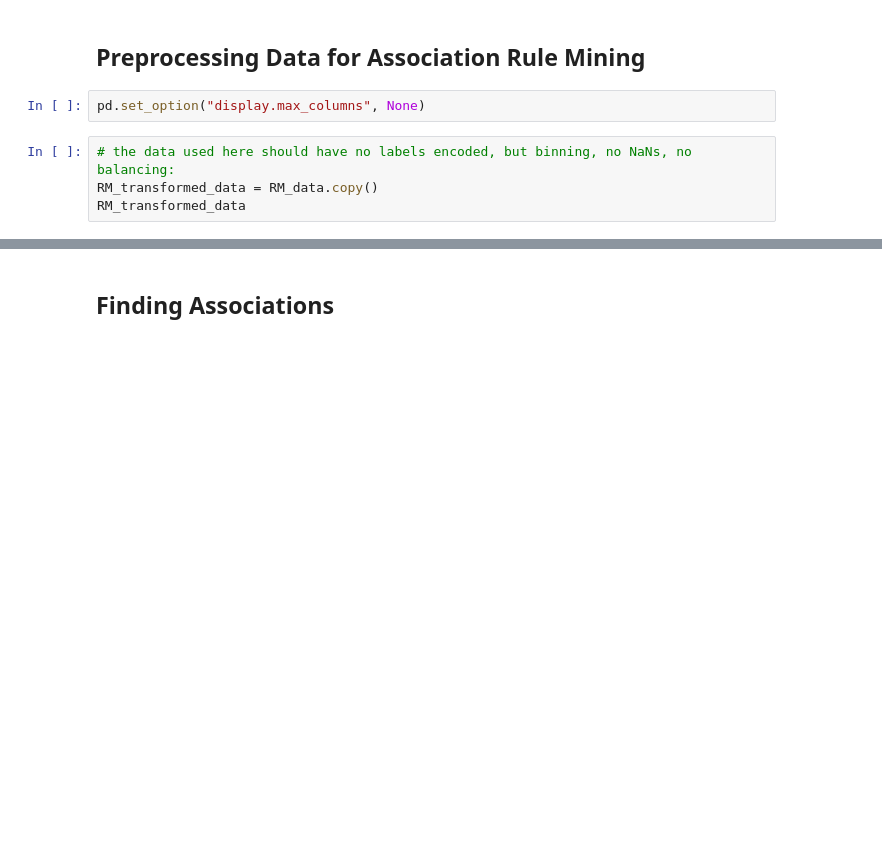
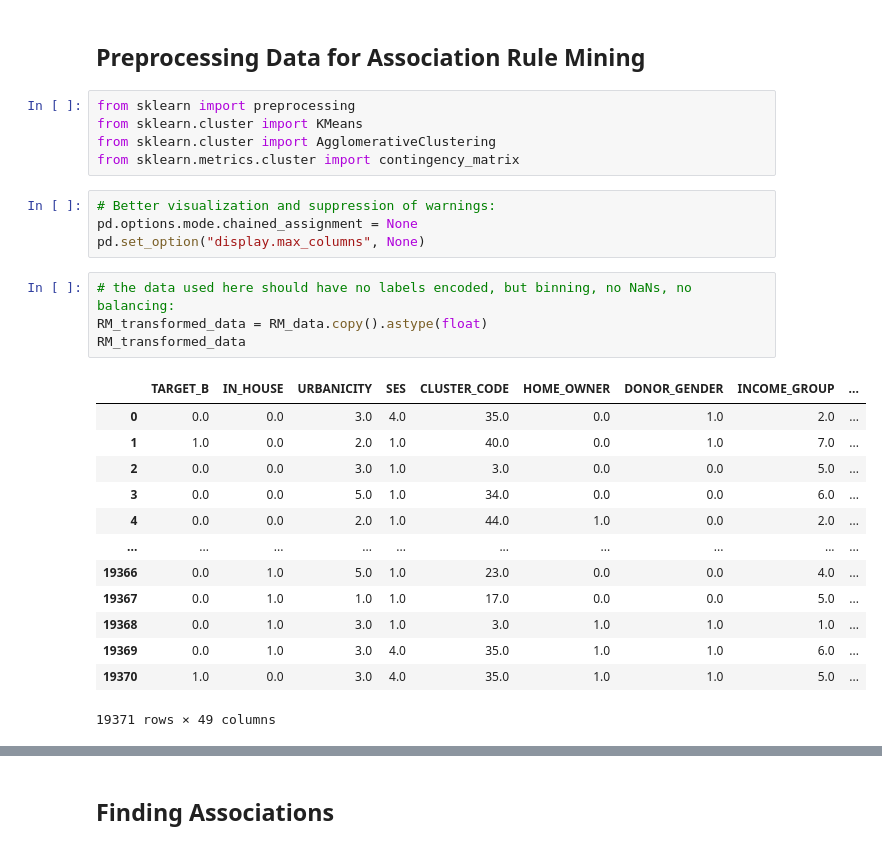
Before and after one commit to jlp237/ml_project, a Jupyter notebook: AA_202021_Project.ipynb, the cells around one changed output, grey strips where cells are left out. Cells and saved outputs as stored; diff of their text form; blank space fills up the shorter version.

```diff
--- a/AA_202021_Project.ipynb
+++ b/AA_202021_Project.ipynb
@@ -1532,9 +1843,30 @@ In this task you should **use unsupervised learning algorithms and try to charac
 * **Be creative and define your own unsupervised analysis!** What would it be interesting to find out ?
 # %% [markdown]
 ## Preprocessing Data for Association Rule Mining
-# %%
-pd.set_option("display.max_columns", None)
+# %%
+from sklearn import preprocessing
+from sklearn.cluster import KMeans
+from sklearn.cluster import AgglomerativeClustering
+from sklearn.metrics.cluster import contingency_matrix
+# %%
+# Better visualization and suppression of warnings:
+pd.options.mode.chained_assignment = None
+pd.set_option("display.max_columns", None)
 # %%
 # the data used here should have no labels encoded, but binning, no NaNs, no balancing:
-RM_transformed_data = RM_data.copy()
+RM_transformed_data = RM_data.copy().astype(float)
 RM_transformed_data
+# %% [output]
+|  | TARGET_B | IN_HOUSE | URBANICITY | SES | CLUSTER_CODE | HOME_OWNER | DONOR_GENDER | INCOME_GROUP | ... |
+| 0 | 0.0 | 0.0 | 3.0 | 4.0 | 35.0 | 0.0 | 1.0 | 2.0 | ... |
+| 1 | 1.0 | 0.0 | 2.0 | 1.0 | 40.0 | 0.0 | 1.0 | 7.0 | ... |
+| 2 | 0.0 | 0.0 | 3.0 | 1.0 | 3.0 | 0.0 | 0.0 | 5.0 | ... |
+| 3 | 0.0 | 0.0 | 5.0 | 1.0 | 34.0 | 0.0 | 0.0 | 6.0 | ... |
+| 4 | 0.0 | 0.0 | 2.0 | 1.0 | 44.0 | 1.0 | 0.0 | 2.0 | ... |
+| ... | ... | ... | ... | ... | ... | ... | ... | ... | ... |
+| 19366 | 0.0 | 1.0 | 5.0 | 1.0 | 23.0 | 0.0 | 0.0 | 4.0 | ... |
+| 19367 | 0.0 | 1.0 | 1.0 | 1.0 | 17.0 | 0.0 | 0.0 | 5.0 | ... |
+| 19368 | 0.0 | 1.0 | 3.0 | 1.0 | 3.0 | 1.0 | 1.0 | 1.0 | ... |
+| 19369 | 0.0 | 1.0 | 3.0 | 4.0 | 35.0 | 1.0 | 1.0 | 6.0 | ... |
+| 19370 | 1.0 | 0.0 | 3.0 | 4.0 | 35.0 | 1.0 | 1.0 | 5.0 | ... |
+19371 rows × 49 columns
```
Also changed, not shown: parts of 72 cells of this notebook.
